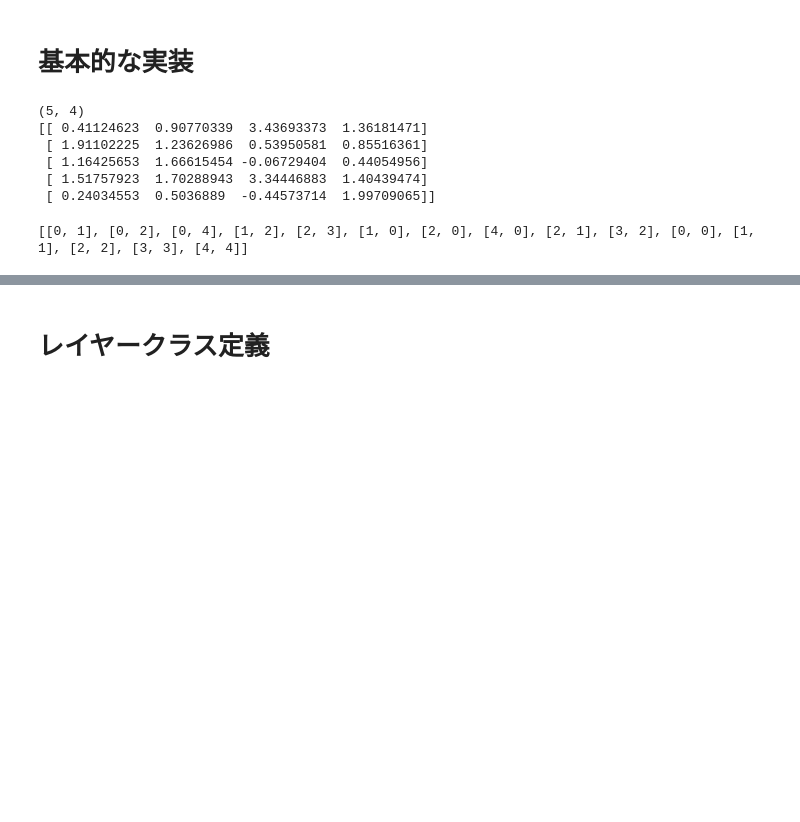
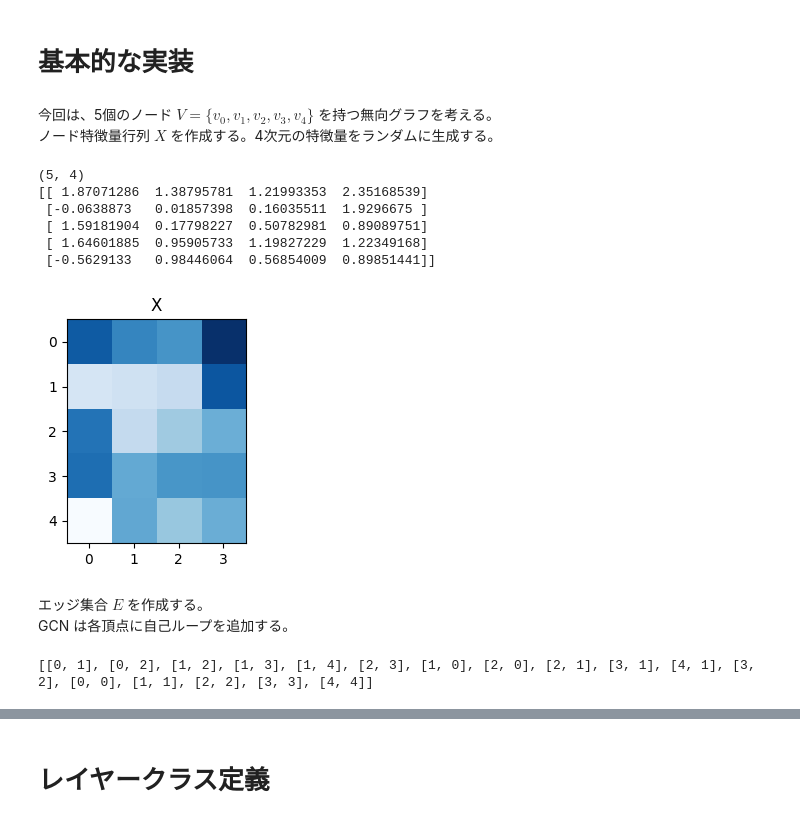
Before and after one commit to kurara-araruk/learning_GNNs, a Jupyter notebook: GCN_scratch.ipynb, the cells around one changed output, grey strips where cells are left out. Drawn from its saved outputs; the diff is of its cells as text; code cells hidden in the pictures; blank space fills up the shorter version.

```diff
--- a/GCN_scratch.ipynb
+++ b/GCN_scratch.ipynb
@@ -21,28 +22,50 @@ from typing import Any, List, Optional, Tuple
 import torch
 import torch.nn as nn
 import torch.nn.functional as F
+# %%
+# ヒートマップのプロット関数
+def plot_heatmap(**matrices):
+    num_plots = len(matrices)
+    fig, axes = plt.subplots(1, num_plots, figsize=(4*num_plots, 3))
+    if num_plots == 1:
+        axes = [axes]
+
+    for i, (name, matrix) in enumerate(matrices.items()):
+        axes[i].imshow(matrix, cmap='Blues', aspect='equal')
+        axes[i].set_title(name)
+
+    plt.tight_layout()
+    plt.show()
 # %% [markdown]
 # 基本的な実装
+# %% [markdown]
+今回は、5個のノード $ V = \{v_0, v_1, v_2, v_3, v_4\} $ を持つ無向グラフを考える。\
+ノード特徴量行列 $ X $ を作成する。4次元の特徴量をランダムに生成する。
 # %%
 num_node = 5 # ノード数
 in_channels = 4 # ノード特徴量の次元数
 X = np.random.randn(num_node, in_channels) + 1 # ノード特徴量行列の生成（数値はランダム）
 
 print(X.shape)
 print(X)
+plot_heatmap(X=X)
 # %% [output]
 (5, 4)
-[[ 0.41124623  0.90770339  3.43693373  1.36181471]
- [ 1.91102225  1.23626986  0.53950581  0.85516361]
- [ 1.16425653  1.66615454 -0.06729404  0.44054956]
- [ 1.51757923  1.70288943  3.34446883  1.40439474]
- [ 0.24034553  0.5036889  -0.44573714  1.99709065]]
+[[ 1.87071286  1.38795781  1.21993353  2.35168539]
+ [-0.0638873   0.01857398  0.16035511  1.9296675 ]
+ [ 1.59181904  0.17798227  0.50782981  0.89089751]
+ [ 1.64601885  0.95905733  1.19827229  1.22349168]
+ [-0.5629133   0.98446064  0.56854009  0.89851441]]
+[figure, added]
+# %% [markdown]
+エッジ集合 $ E $ を作成する。 \
+GCN は各頂点に自己ループを追加する。
 # %%
-E = [[0, 1], [0, 2], [0, 4], [1, 2], [2, 3]] # エッジの定義
-reversed_E = [[j, i] for [i, j] in E] # 無向エッジなので、逆向きのエッジを定義
+E = [[0, 1], [0, 2], [1, 2], [1, 3], [1, 4], [2, 3]] # エッジの作成
+reversed_E = [[j, i] for [i, j] in E] # 無向グラフなので、逆向きのエッジを作成
 I = [[i, i] for i in range(num_node)] # GCNは自己ループを追加する
 
 new_E = E + reversed_E  + I # 足し合わせる
 print(new_E)
 # %% [output]
-[[0, 1], [0, 2], [0, 4], [1, 2], [2, 3], [1, 0], [2, 0], [4, 0], [2, 1], [3, 2], [0, 0], [1, 1], [2, 2], [3, 3], [4, 4]]
+[[0, 1], [0, 2], [1, 2], [1, 3], [1, 4], [2, 3], [1, 0], [2, 0], [2, 1], [3, 1], [4, 1], [3, 2], [0, 0], [1, 1], [2, 2], [3, 3], [4, 4]]
```
Also changed, not shown: parts of 14 cells of this notebook.
